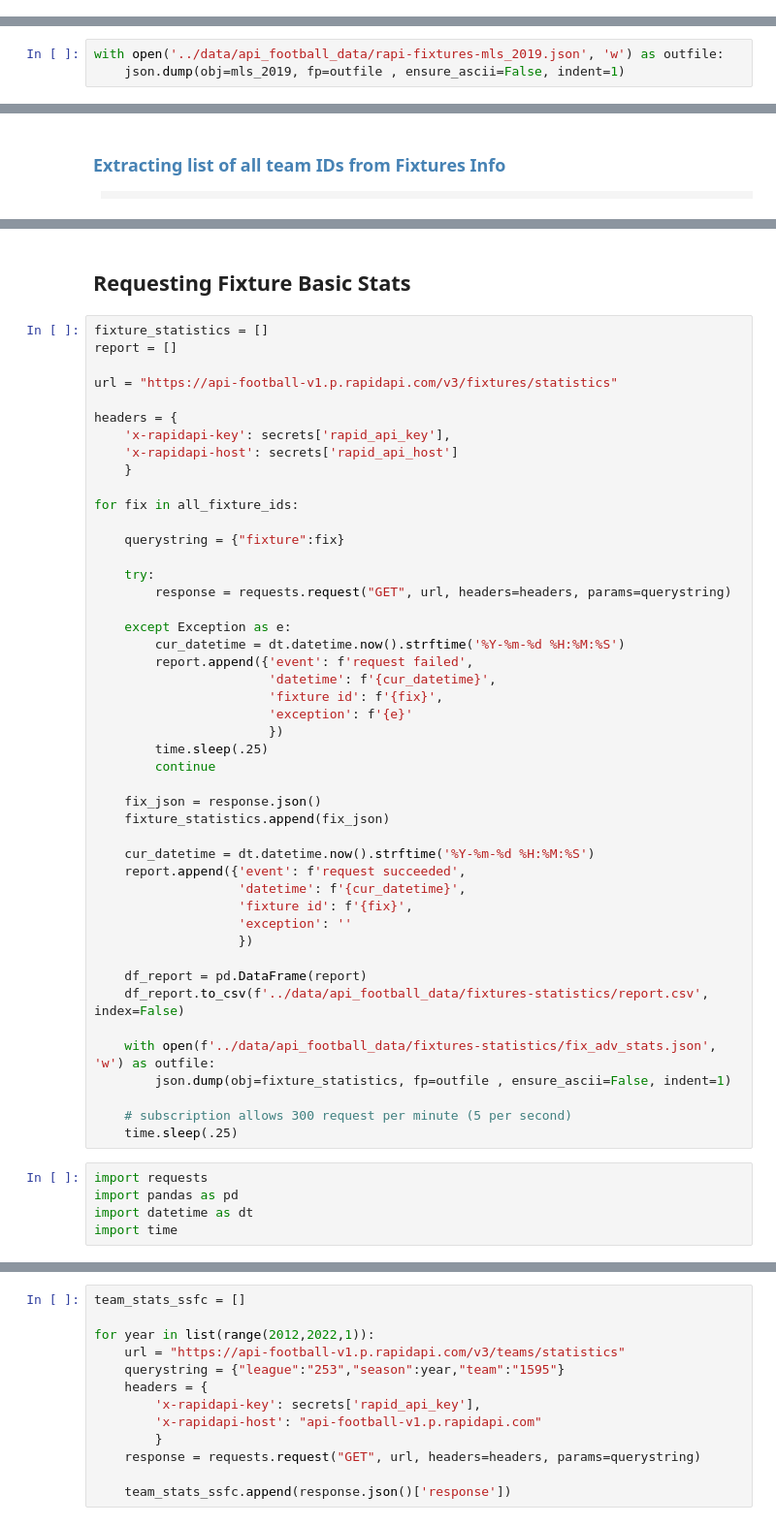
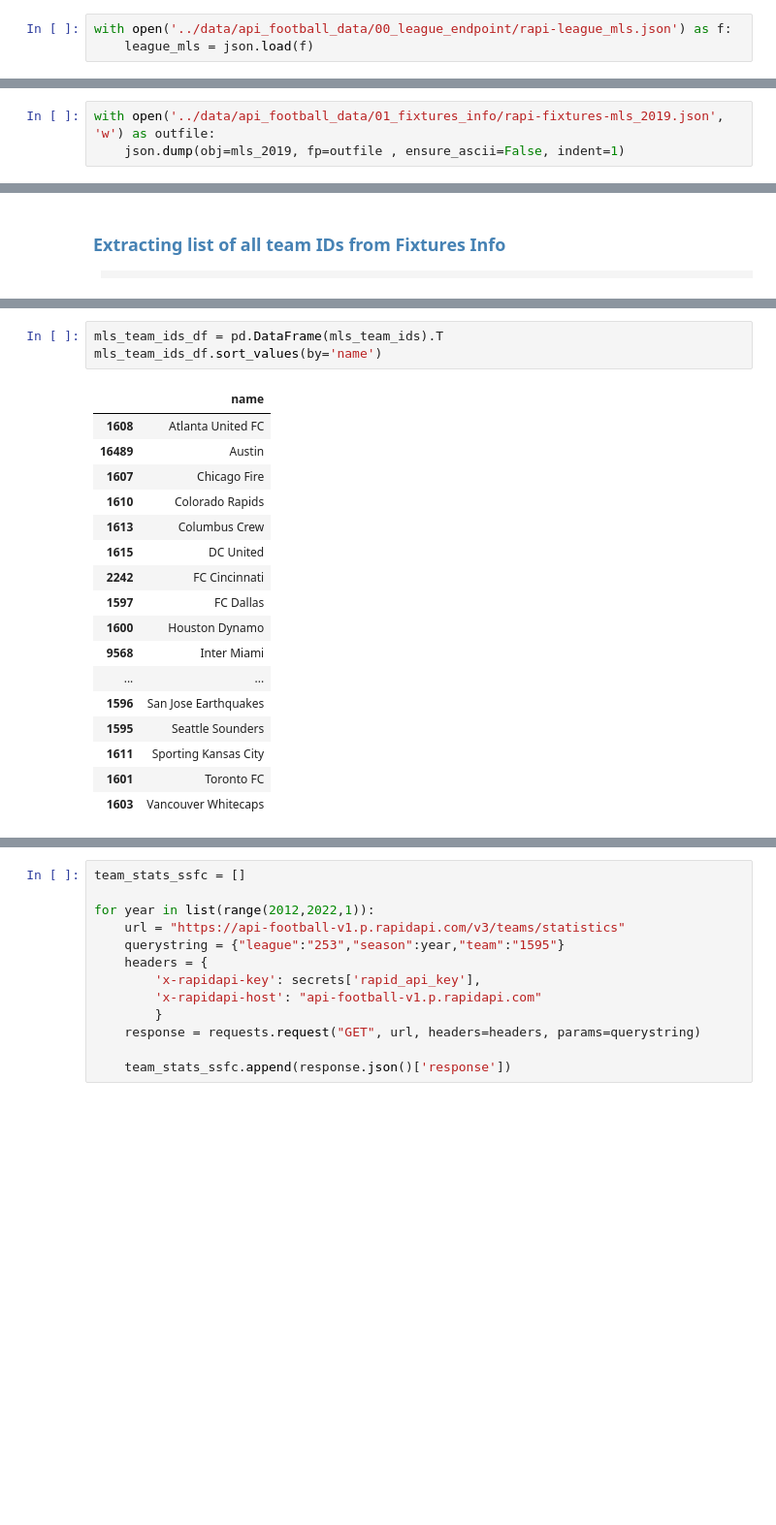
Before and after one commit to rileydr/SSFC-Data, a Jupyter notebook: code/02_data_collection_rapidapi.ipynb, the cells around one changed output, grey strips where cells are left out. Shown at 97% size. Drawn from its saved outputs; the diff is of its cells as text; blank space fills up the shorter version.

```diff
--- a/code/02_data_collection_rapidapi.ipynb
+++ b/code/02_data_collection_rapidapi.ipynb
@@ -138,6 +131,9 @@ Next step is to dig into the JSON. To make it more readable, I converted it into
 Then I joined those two tables together so I could see all coverage information at a glance.
 # %% [markdown]
 **Creating the First DataFrame - Season Coverage**
+# %%
+with open('../data/api_football_data/00_league_endpoint/rapi-league_mls.json') as f:
+    league_mls = json.load(f)
 # %%
 coverage_list = []
 
@@ -225,7 +221,7 @@ headers = {
 mls19_response = requests.request("GET", url, headers=headers, params=querystring)
 mls_2019 = mls19_response.json()
 # %%
-with open('../data/api_football_data/rapi-fixtures-mls_2019.json', 'w') as outfile:
+with open('../data/api_football_data/01_fixtures_info/rapi-fixtures-mls_2019.json', 'w') as outfile:
     json.dump(obj=mls_2019, fp=outfile , ensure_ascii=False, indent=1)
 # %%
 # mls_2019['response'][-1]
@@ -338,53 +322,21 @@ for year in list(range(2012,2022,1)):
-# %% [markdown]
-## Requesting Fixture Basic Stats
-# %%
-fixture_statistics = []
-report = []
-
-url = "https://api-football-v1.p.rapidapi.com/v3/fixtures/statistics"
-
-headers = {
-    'x-rapidapi-key': secrets['rapid_api_key'],
-    'x-rapidapi-host': secrets['rapid_api_host']
-    }
-
-for fix in all_fixture_ids:
-
-    querystring = {"fixture":fix}
-
-    try:
-        response = requests.request("GET", url, headers=headers, params=querystring)
-
-    except Exception as e:
-        cur_datetime = dt.datetime.now().strftime('%Y-%m-%d %H:%M:%S')
-        report.append({'event': f'request failed',
-                       'datetime': f'{cur_datetime}',
-                       'fixture id': f'{fix}',
-                       'exception': f'{e}'
-                       })
-        time.sleep(.25)
-        continue
-
-    fix_json = response.json()
-    fixture_statistics.append(fix_json)
-
-    cur_datetime = dt.datetime.now().strftime('%Y-%m-%d %H:%M:%S')
-    report.append({'event': f'request succeeded',
-                   'datetime': f'{cur_datetime}',
-                   'fixture id': f'{fix}',
-                   'exception': ''
-                   })
-
-    df_report = pd.DataFrame(report)
-    df_report.to_csv(f'../data/api_football_data/fixtures-statistics/report.csv', index=False)
-
-    with open(f'../data/api_football_data/fixtures-statistics/fix_adv_stats.json', 'w') as outfile:
-        json.dump(obj=fixture_statistics, fp=outfile , ensure_ascii=False, indent=1)
-
-    # subscription allows 300 request per minute (5 per second)
-    time.sleep(.25)
-# %%
-import requests
-import pandas as pd
-import datetime as dt
-import time
+# %%
+mls_team_ids_df = pd.DataFrame(mls_team_ids).T
+mls_team_ids_df.sort_values(by='name')
+# %% [output]
+|  | name |
+| 1608 | Atlanta United FC |
+| 16489 | Austin |
+| 1607 | Chicago Fire |
+| 1610 | Colorado Rapids |
+| 1613 | Columbus Crew |
+| 1615 | DC United |
+| 2242 | FC Cincinnati |
+| 1597 | FC Dallas |
+| 1600 | Houston Dynamo |
+| 9568 | Inter Miami |
+| ... | ... |
+| 1596 | San Jose Earthquakes |
+| 1595 | Seattle Sounders |
+| 1611 | Sporting Kansas City |
+| 1601 | Toronto FC |
+| 1603 | Vancouver Whitecaps |
```
Also changed, not shown: parts of 53 cells of this notebook, 10 other files.
